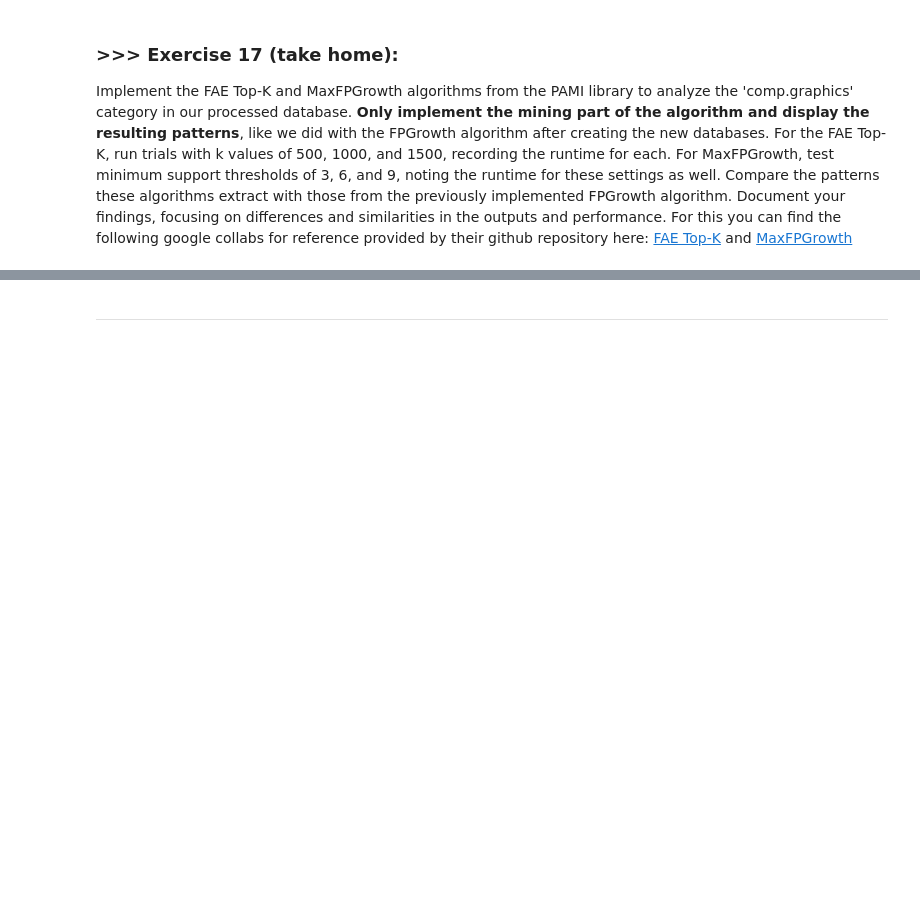
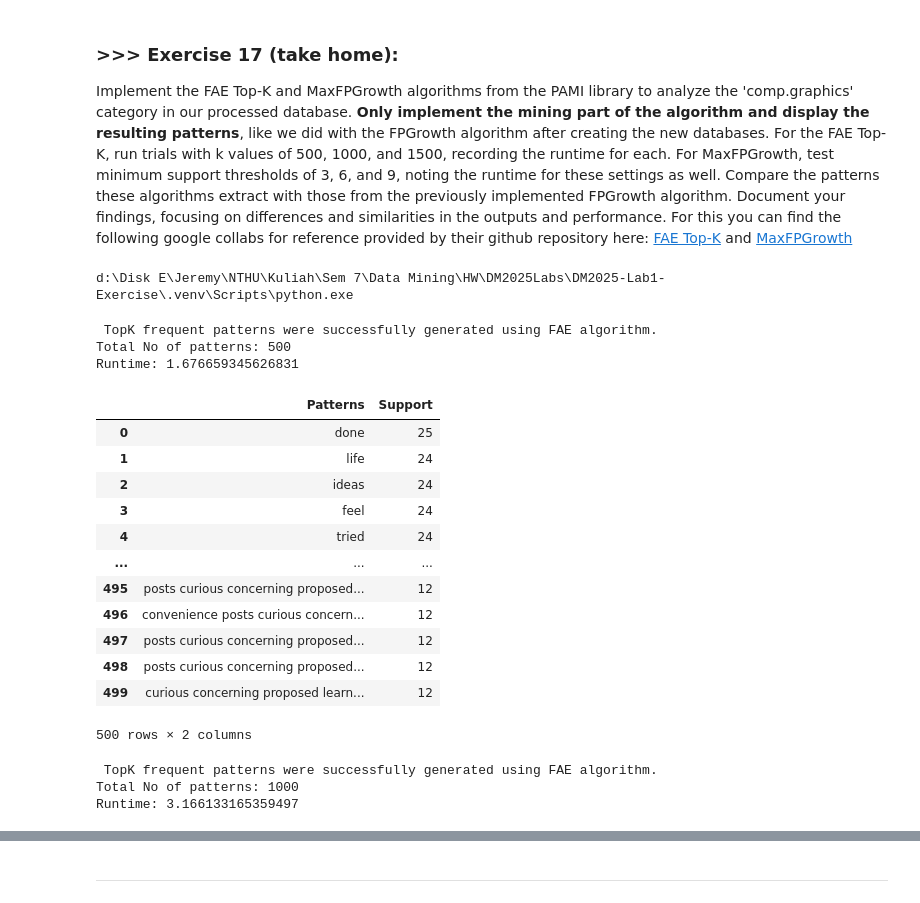
Before and after one commit to zhangjingxing/DM2025-Lab1-Exercise, a Jupyter notebook: DM2025-Lab1-Master.ipynb, the cells around one changed output, grey strips where cells are left out. Cells and saved outputs as stored; diff of their text form; code cells hidden in the pictures; blank space fills up the shorter version.

Commit message:
Exercise17

```diff
--- a/DM2025-Lab1-Master.ipynb
+++ b/DM2025-Lab1-Master.ipynb
@@ -2092,0 +2183,70 @@ Implement the FAE Top-K and MaxFPGrowth algorithms from the PAMI library to anal
+# %%
+import sys
+print(sys.executable)
+# %% [output]
+d:\Disk E\Jeremy\NTHU\Kuliah\Sem 7\Data Mining\HW\DM2025Labs\DM2025-Lab1-Exercise\.venv\Scripts\python.exe
+# %%
+# Answer Here
+
+from PAMI.frequentPattern.topk import FAE  as alg
+import time
+
+
+inputFile = 'td_freq_db_comp_graphics.csv'
+kCount = 500
+
+seperator='\t'
+
+obj5 = alg.FAE(iFile=inputFile, k=kCount, sep=seperator)    #initialize
+obj5.mine()            #Start the mining process
+
+frequentPatternsDF_obj5_k500= obj5.getPatternsAsDataFrame()
+
+print('Total No of patterns: ' + str(len(frequentPatternsDF_obj5_k500)))
+print('Runtime: ' + str(obj5.getRuntime()))
+# %% [output]
+ TopK frequent patterns were successfully generated using FAE algorithm.
+Total No of patterns: 500
+Runtime: 1.676659345626831
+# %%
+#save the file
+
+obj5.save(outFile='frequentPatternsObj5Count500.txt')
+frequentPatternsDF_obj5_k500
+# %% [output]
+|  | Patterns | Support |
+| 0 | done | 25 |
+| 1 | life | 24 |
+| 2 | ideas | 24 |
+| 3 | feel | 24 |
+| 4 | tried | 24 |
+| ... | ... | ... |
+| 495 | posts curious concerning proposed... | 12 |
+| 496 | convenience posts curious concern... | 12 |
+| 497 | posts curious concerning proposed... | 12 |
+| 498 | posts curious concerning proposed... | 12 |
+| 499 | curious concerning proposed learn... | 12 |
+500 rows × 2 columns
+# %%
+# Answer Here
+
+from PAMI.frequentPattern.topk import FAE  as alg
+import time
+
+
+inputFile = 'td_freq_db_comp_graphics.csv'
+kCount = 1000
+
+seperator='\t'
+
+obj6 = alg.FAE(iFile=inputFile, k=kCount, sep=seperator)    #initialize
+obj6.mine()            #Start the mining process
+
+frequentPatternsDF_obj6_k1000= obj6.getPatternsAsDataFrame()
+
+print('Total No of patterns: ' + str(len(frequentPatternsDF_obj6_k1000)))
+print('Runtime: ' + str(obj6.getRuntime()))
+# %% [output]
+ TopK frequent patterns were successfully generated using FAE algorithm.
+Total No of patterns: 1000
+Runtime: 3.166133165359497
```
Also changed, not shown: parts of 25 cells of this notebook, 3 other files.
